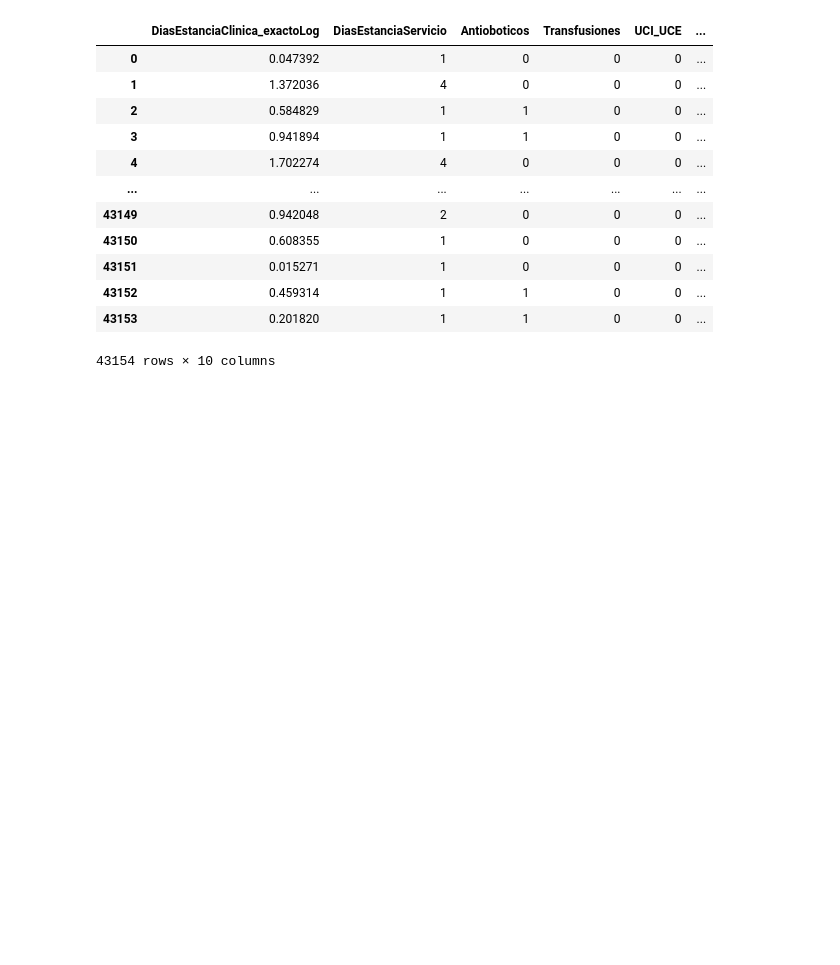
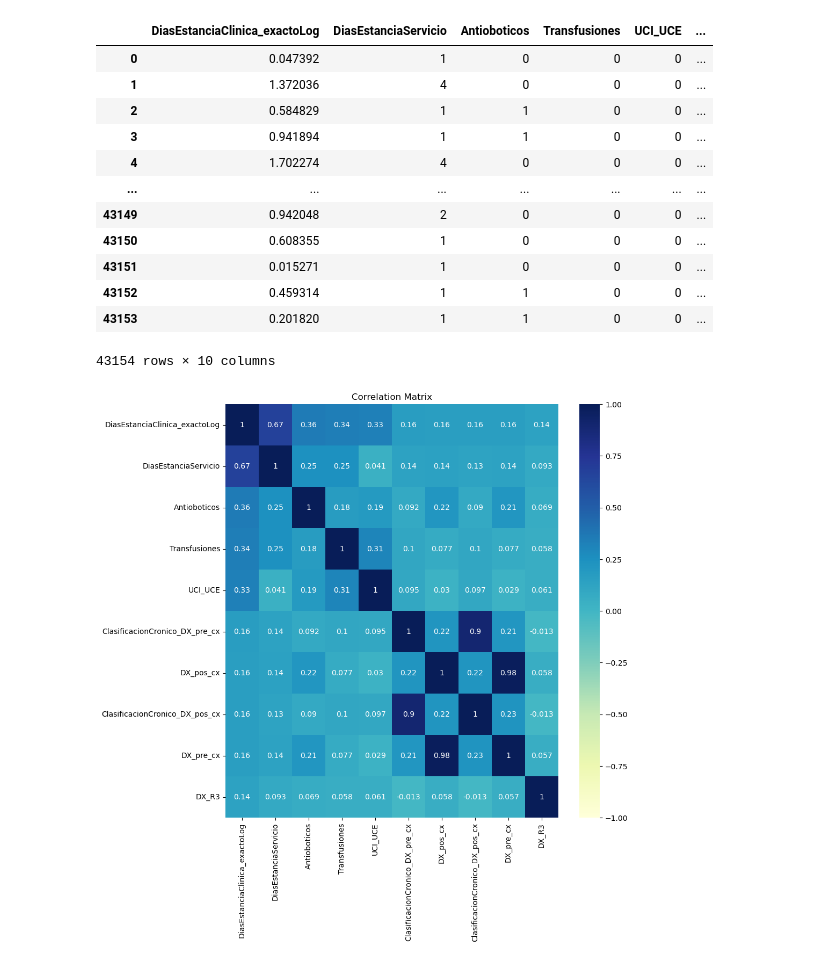
Before and after one commit to AndresBanquezBio/Hackathon, a Jupyter notebook: nosequehago.ipynb, the cells around one changed output. Cells and saved outputs as stored; diff of their text form; code cells hidden in the pictures; blank space fills up the shorter version.

```diff
--- a/nosequehago.ipynb
+++ b/nosequehago.ipynb
@@ -274,5 +274,13 @@ dataEncode
 | 43152 | 0.459314 | 1 | 1 | 0 | 0 | ... |
 | 43153 | 0.201820 | 1 | 1 | 0 | 0 | ... |
 43154 rows × 10 columns
+# %%
+corr_matrix = dataEncode.corr()
+target_corr_df = pd.DataFrame(corr_matrix["DiasEstanciaClinica_exactoLog"].sort_values(ascending=False))
+plt.figure(figsize=(10,10))
+sns.heatmap(corr_matrix, annot = True, vmin = -1, vmax = 1, cmap = "YlGnBu").set_title('Correlation Matrix')
+plt.show()
+# %% [output]
+[figure, added]
 # %%
 dataEncode.to_csv("dataEncode.csv",index=False)
```
